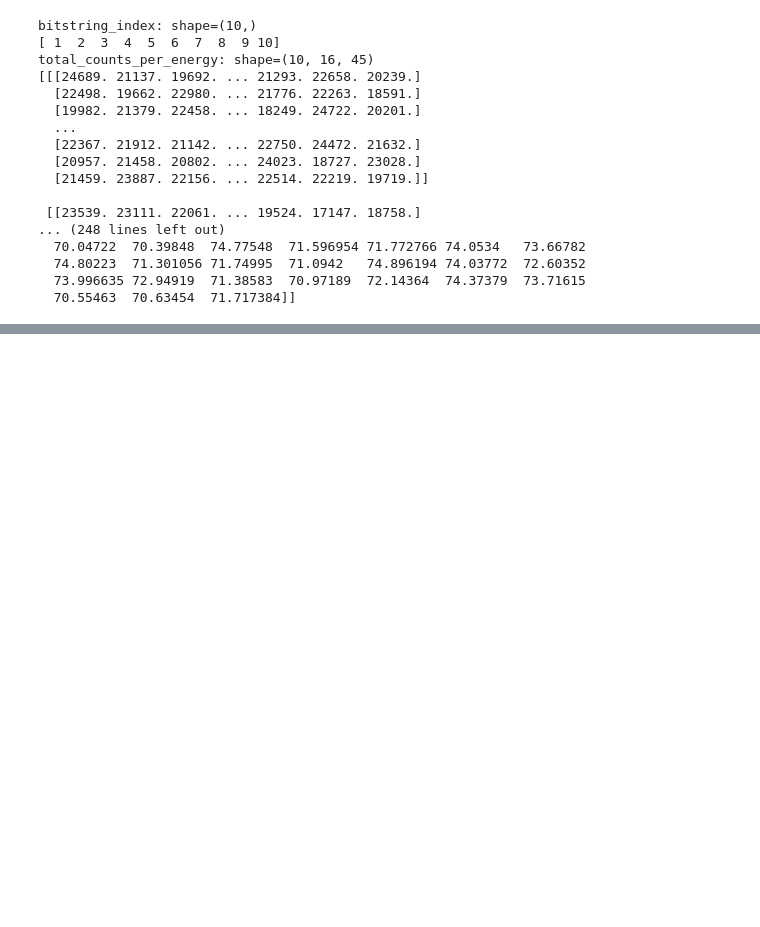
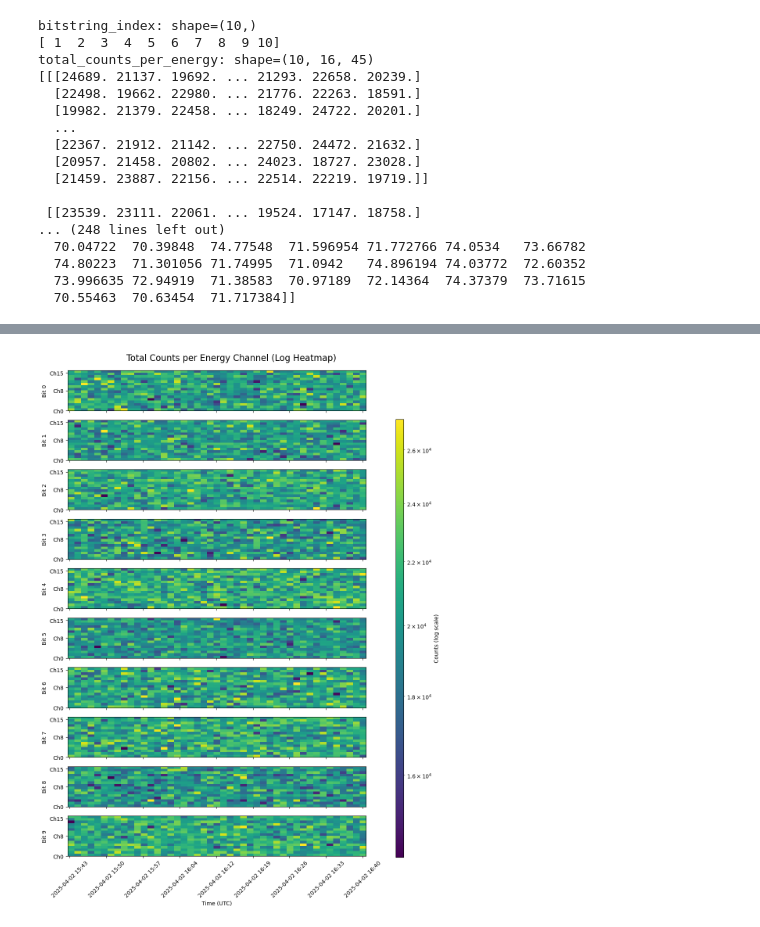
Before and after one commit to DotandLog/OSEPL4_CDF_Generator, a Jupyter notebook: src/checkl2cdf.ipynb, the cells around one changed output, grey strips where cells are left out. Cells and saved outputs as stored; diff of their text form; code cells hidden in the pictures; blank space fills up the shorter version.

```diff
--- a/src/checkl2cdf.ipynb
+++ b/src/checkl2cdf.ipynb
@@ -78,0 +267,4 @@ plt.show()
+# %%
+plot_cdf_heatmap("../input/l1_cdf_data_l2.cdf")
+# %% [output]
+[figure, added]
```
Also changed, not shown: parts of 6 cells of this notebook.
